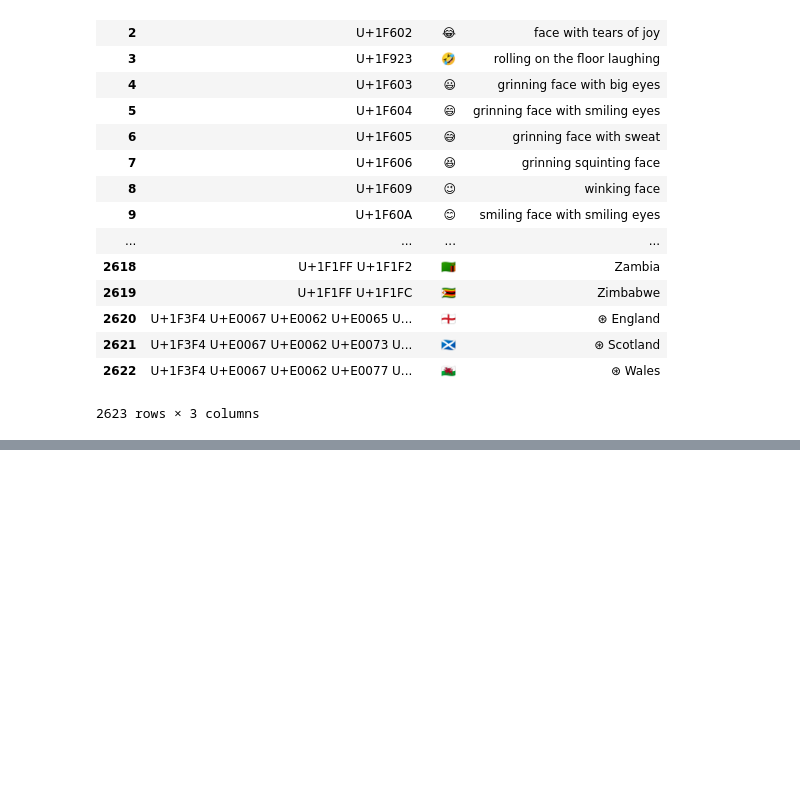
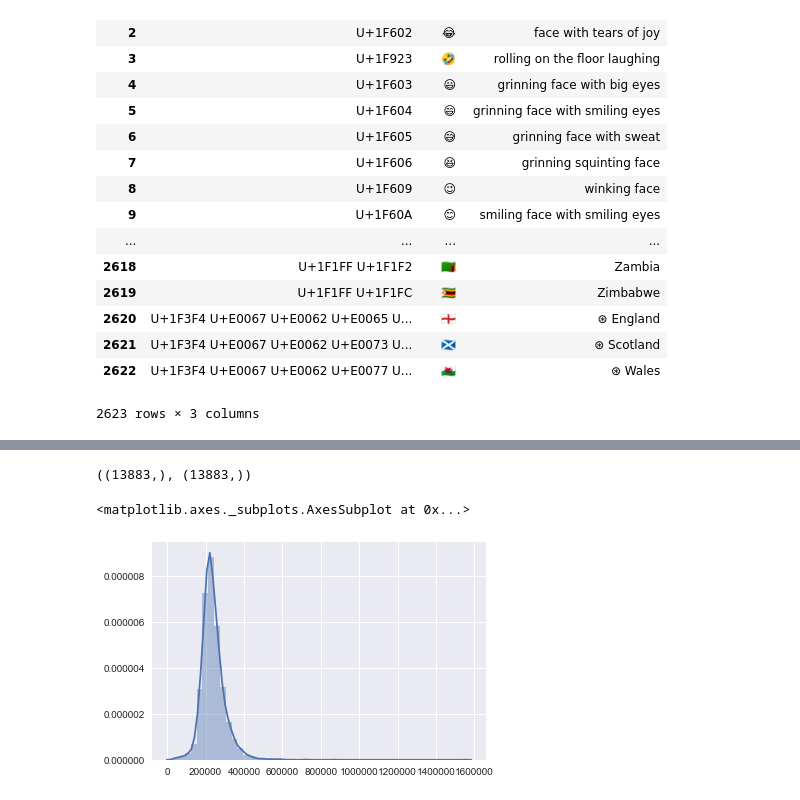
Before and after one commit to majickdave/stata_lyrics, a Jupyter notebook: musicmind.ipynb, the cells around one changed output, grey strips where cells are left out. Cells and saved outputs as stored; diff of their text form; code cells hidden in the pictures; blank space fills up the shorter version.

```diff
--- a/musicmind.ipynb
+++ b/musicmind.ipynb
@@ -227,0 +205,18 @@ dtype: object
+# %%
+words.shape, df.feature.shape
+# %% [output]
+((13883,), (13883,))
+# %%
+dur = {}
+
+for i, val in enumerate(df.feature.values):
+    #import pdb; pdb.set_trace()
+    if None not in val:
+        dur[i] = val['duration_ms']
+
+dur = pd.Series(dur)
+# %%
+sns.distplot(dur)
+# %% [output]
+<matplotlib.axes._subplots.AxesSubplot at 0x...>
+[figure, added]
```
Also changed, not shown: parts of 24 cells of this notebook.
